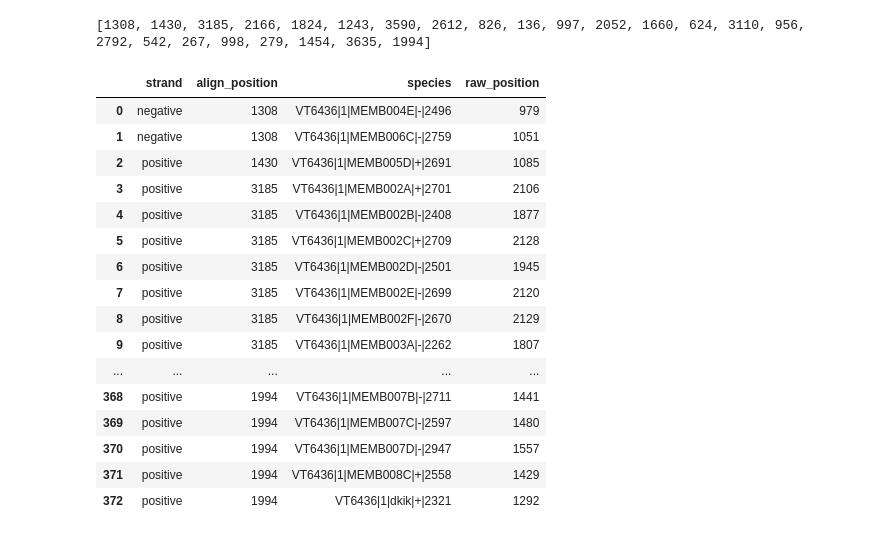
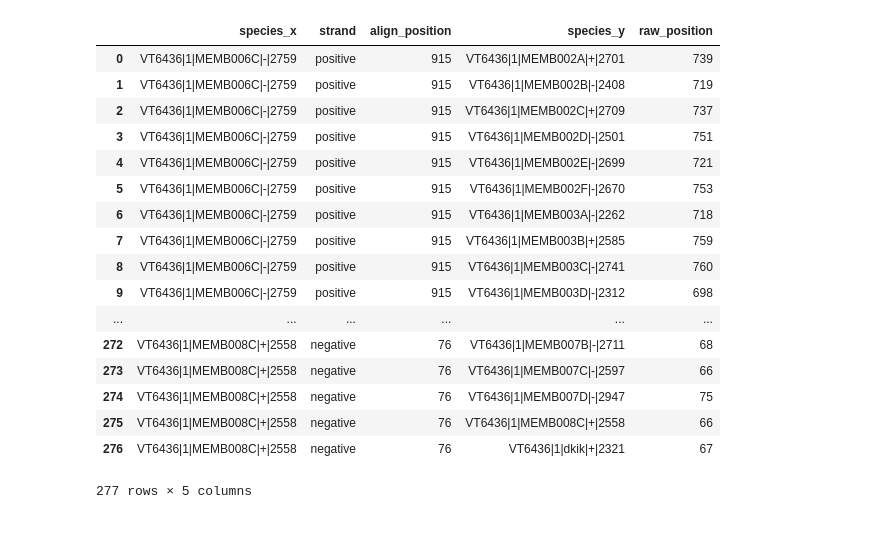
Before and after one commit to ndesaraju/motif_extraction, a Jupyter notebook: code/extract_random_seqs.ipynb, the cells around one changed output. Cells and saved outputs as stored; diff of their text form; code cells hidden in the pictures.

Commit message:
Modified extraction code to randomize which species are being selected and also output the sequences before and after the region of choice

```diff
--- a/code/extract_random_seqs.ipynb
+++ b/code/extract_random_seqs.ipynb
@@ -48,41 +102,59 @@ def randomize_strand(length):
+# %%
+def randomize_position(max_align_positions):
+    rand_pos = []
+    for i in np.arange(len(max_align_positions)):
+        random_index = random.randint(0, max_align_positions[i])
+        rand_pos += [random_index]
+    return rand_pos
 # %%
-def randomize_position(spec, no_thresh_path, length, path_to_raw):
-    #1. get non thresholded file and group by species.max()
+def randomize_file(seq_length, species_count, no_thresh_path):
+    """
+    seq_length: The length of the sequence that we want
+    species_count: The number of randomized species we want in our outputted csv
+    no_thresh_path: The path to the non thresholded file
+    path_to_raw: The path of the raw file for the region we want
+
+    Returns a csv with randomly chosen species, alignment positions, strands, and the corresponding
+    enumerated species.
+    """
+    #get non thresholded file
     no_thresh = pd.read_csv(no_thresh_path)
-    subsetted = no_thresh.groupby('species').max()
+    species_array = no_thresh.drop_duplicates("species")["species"].values
+    #randomly generate the species
+    randomized_species = randomize_species(species_count, species_array)
+    #group by species.max() and merge with randomly picked species
+    subsetted = no_thresh.groupby("species").max()
+    rand_spec = pd.DataFrame(randomized_species, columns = ["species"])
+    subsetted = pd.merge(rand_spec, subsetted, on = ['species'])
     max_align_positions = subsetted["align_position"].values
-    rand_pos = []
-    #2. iterate through max values and randomly generate an index in the middle
-    for i in np.arange(len(max_align_positions)):
-        random_index = random.randint(0, max_align_positions[i])
-        rand_pos += [random_index]
-    print(rand_pos)
-    #3. drop uneeded columns in "thresholded file"
+    #randomly generate index positions
+    rand_pos = randomize_position(max_align_positions)
+    #drop uneeded columns
     subsetted = subsetted.drop(columns = ['score', 'motif', 'raw_position', 'Unnamed: 0'])
     subsetted['align_position'] = np.array(rand_pos)
     subsetted['strand'] = np.array(randomize_strand(len(rand_pos)))
     no_thresh = no_thresh.drop(columns = ['motif', 'Unnamed: 0', 'score'])
-    #4.add randomly generated column as the raw_positions column for my "thresholded" file
+    #merge with non thresholded file to enumerate all species
     result = pd.merge(subsetted, no_thresh, on = ['align_position', 'strand'])
-    return(result)
+    return result
 # %%
-randomize_position("VT6436", "~/motif_extraction/data/sub_no_map_motif_bcd_no_threshold/VT6436.fa.csv", 5, "VT6436.fa")
+randomize_file(5, 15, "~/motif_extraction/data/sub_no_map_motif_bcd_no_threshold/VT6436.fa.csv")
 # %% [output]
+|  | species_x | strand | align_position | species_y | raw_position |
+| 0 | VT6436|1|MEMB006C|-|2759 | positive | 915 | VT6436|1|MEMB002A|+|2701 | 739 |
+| 1 | VT6436|1|MEMB006C|-|2759 | positive | 915 | VT6436|1|MEMB002B|-|2408 | 719 |
+| 2 | VT6436|1|MEMB006C|-|2759 | positive | 915 | VT6436|1|MEMB002C|+|2709 | 737 |
+| 3 | VT6436|1|MEMB006C|-|2759 | positive | 915 | VT6436|1|MEMB002D|-|2501 | 751 |
+| 4 | VT6436|1|MEMB006C|-|2759 | positive | 915 | VT6436|1|MEMB002E|-|2699 | 721 |
+| 5 | VT6436|1|MEMB006C|-|2759 | positive | 915 | VT6436|1|MEMB002F|-|2670 | 753 |
+| 6 | VT6436|1|MEMB006C|-|2759 | positive | 915 | VT6436|1|MEMB003A|-|2262 | 718 |
+| 7 | VT6436|1|MEMB006C|-|2759 | positive | 915 | VT6436|1|MEMB003B|+|2585 | 759 |
+| 8 | VT6436|1|MEMB006C|-|2759 | positive | 915 | VT6436|1|MEMB003C|-|2741 | 760 |
+| 9 | VT6436|1|MEMB006C|-|2759 | positive | 915 | VT6436|1|MEMB003D|-|2312 | 698 |
+| ... | ... | ... | ... | ... | ... |
+| 272 | VT6436|1|MEMB008C|+|2558 | negative | 76 | VT6436|1|MEMB007B|-|2711 | 68 |
+| 273 | VT6436|1|MEMB008C|+|2558 | negative | 76 | VT6436|1|MEMB007C|-|2597 | 66 |
+| 274 | VT6436|1|MEMB008C|+|2558 | negative | 76 | VT6436|1|MEMB007D|-|2947 | 75 |
+| 275 | VT6436|1|MEMB008C|+|2558 | negative | 76 | VT6436|1|MEMB008C|+|2558 | 66 |
+| 276 | VT6436|1|MEMB008C|+|2558 | negative | 76 | VT6436|1|dkik|+|2321 | 67 |
-[1308, 1430, 3185, 2166, 1824, 1243, 3590, 2612, 826, 136, 997, 2052, 1660, 624, 3110, 956, 2792, 542, 267, 998, 279, 1454, 3635, 1994]
+277 rows × 5 columns
-|  | strand | align_position | species | raw_position |
-| 0 | negative | 1308 | VT6436|1|MEMB004E|-|2496 | 979 |
-| 1 | negative | 1308 | VT6436|1|MEMB006C|-|2759 | 1051 |
-| 2 | positive | 1430 | VT6436|1|MEMB005D|+|2691 | 1085 |
-| 3 | positive | 3185 | VT6436|1|MEMB002A|+|2701 | 2106 |
-| 4 | positive | 3185 | VT6436|1|MEMB002B|-|2408 | 1877 |
-| 5 | positive | 3185 | VT6436|1|MEMB002C|+|2709 | 2128 |
-| 6 | positive | 3185 | VT6436|1|MEMB002D|-|2501 | 1945 |
-| 7 | positive | 3185 | VT6436|1|MEMB002E|-|2699 | 2120 |
-| 8 | positive | 3185 | VT6436|1|MEMB002F|-|2670 | 2129 |
-| 9 | positive | 3185 | VT6436|1|MEMB003A|-|2262 | 1807 |
-| ... | ... | ... | ... | ... |
-| 368 | positive | 1994 | VT6436|1|MEMB007B|-|2711 | 1441 |
-| 369 | positive | 1994 | VT6436|1|MEMB007C|-|2597 | 1480 |
-| 370 | positive | 1994 | VT6436|1|MEMB007D|-|2947 | 1557 |
-| 371 | positive | 1994 | VT6436|1|MEMB008C|+|2558 | 1429 |
-| 372 | positive | 1994 | VT6436|1|dkik|+|2321 | 1292 |
```
Also changed, not shown: parts of 6 cells of this notebook.
